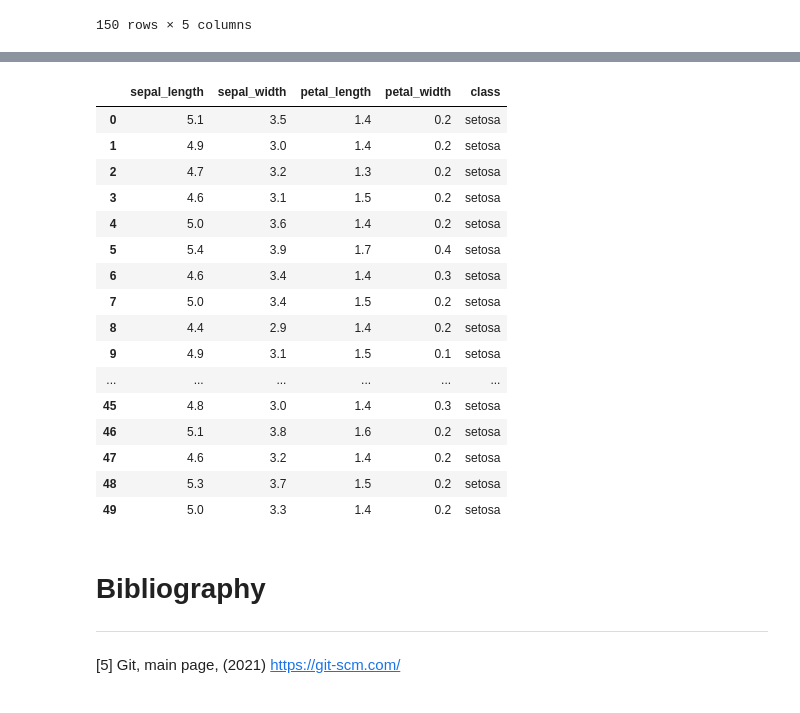
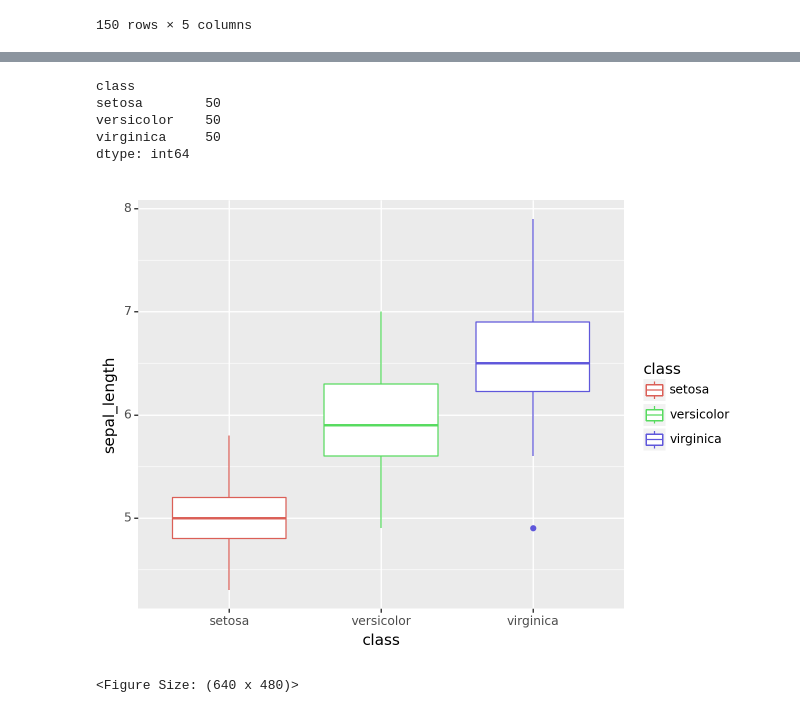
Before and after one commit to VCurry20/MachineLearning_Statistics, a Jupyter notebook: Project.ipynb, the cells around one changed output, grey strips where cells are left out. Cells and saved outputs as stored; diff of their text form; code cells hidden in the pictures.

```diff
--- a/Project.ipynb
+++ b/Project.ipynb
@@ -218,27 +277,17 @@ sepal
+# %%
+# group by class to show the count of the number of each
+# confirming 150 rows = 3 * 50 examples per flower
+
+iris_class = df.groupby("class").size()
+iris_class
+# %% [output]
+class
+setosa        50
+versicolor    50
+virginica     50
+dtype: int64
 # %%
+# set flower variables
 setosa = df.loc[df["class"] =="setosa"]
 
-setosa
+# setosa
-# %% [output]
-|  | sepal_length | sepal_width | petal_length | petal_width | class |
-| 0 | 5.1 | 3.5 | 1.4 | 0.2 | setosa |
-| 1 | 4.9 | 3.0 | 1.4 | 0.2 | setosa |
-| 2 | 4.7 | 3.2 | 1.3 | 0.2 | setosa |
-| 3 | 4.6 | 3.1 | 1.5 | 0.2 | setosa |
-| 4 | 5.0 | 3.6 | 1.4 | 0.2 | setosa |
-| 5 | 5.4 | 3.9 | 1.7 | 0.4 | setosa |
-| 6 | 4.6 | 3.4 | 1.4 | 0.3 | setosa |
-| 7 | 5.0 | 3.4 | 1.5 | 0.2 | setosa |
-| 8 | 4.4 | 2.9 | 1.4 | 0.2 | setosa |
-| 9 | 4.9 | 3.1 | 1.5 | 0.1 | setosa |
-| ... | ... | ... | ... | ... | ... |
-| 45 | 4.8 | 3.0 | 1.4 | 0.3 | setosa |
-| 46 | 5.1 | 3.8 | 1.6 | 0.2 | setosa |
-| 47 | 4.6 | 3.2 | 1.4 | 0.2 | setosa |
-| 48 | 5.3 | 3.7 | 1.5 | 0.2 | setosa |
-| 49 | 5.0 | 3.3 | 1.4 | 0.2 | setosa |
-# %% [markdown]
-# Bibliography
-
-***
-[5] Git, main page, (2021) https://git-scm.com/
@@ -244,0 +313,8 @@ setosa
+# %%
+# plot a box plot
+ggplot(df) + aes(x="class", y="sepal_length", color = "class") + geom_boxplot()
+
+# not that there is no overlap between the three sets of flowers
+# %% [output]
+[figure, added]
+<Figure Size: (640 x 480)>
```
Also changed, not shown: parts of 29 cells of this notebook, 2 other files.
